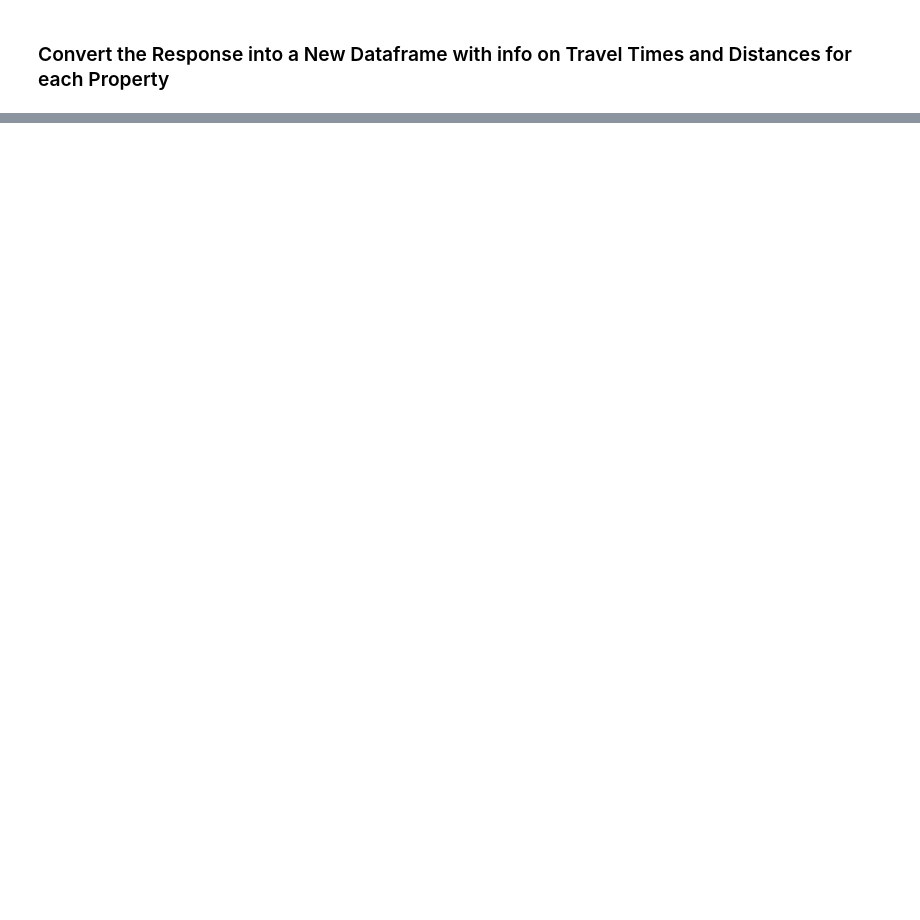
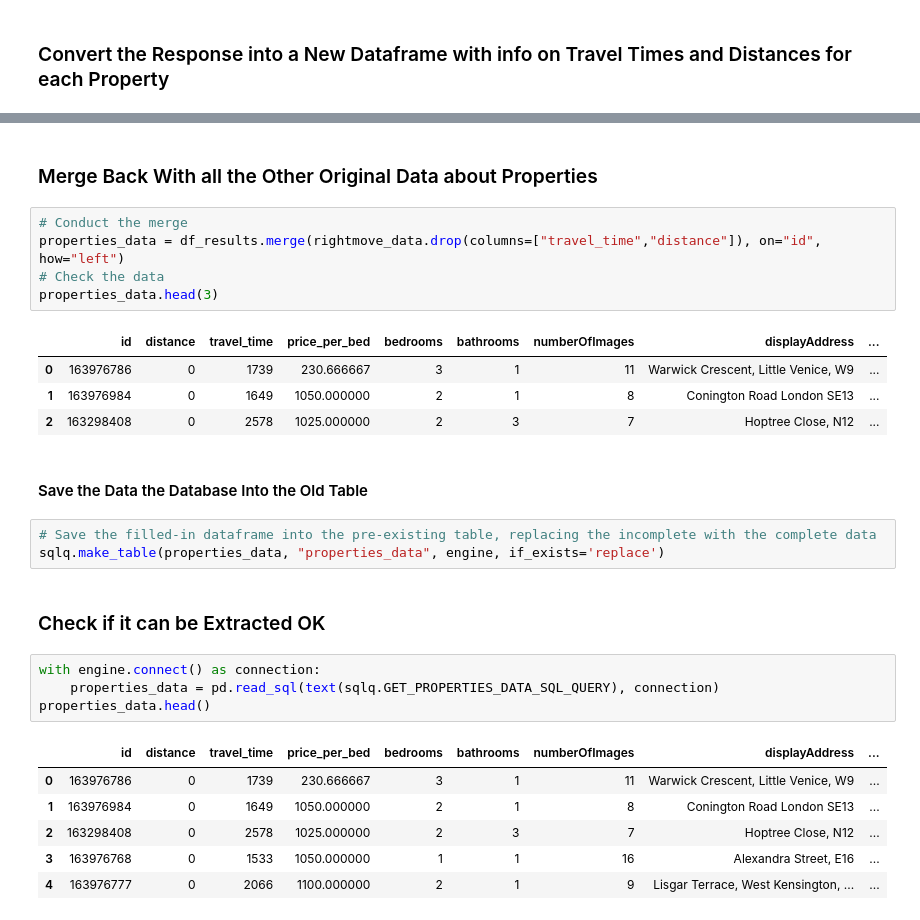
Before and after one commit to danielhalm1407/Rental_Market_Analysis, a Jupyter notebook: Notebooks/NB03_Extract_Travel_Time_Data.ipynb, the cells around one changed output, grey strips where cells are left out. Cells and saved outputs as stored; diff of their text form; blank space fills up the shorter version.

```diff
--- a/Notebooks/NB03_Extract_Travel_Time_Data.ipynb
+++ b/Notebooks/NB03_Extract_Travel_Time_Data.ipynb
@@ -268,0 +226,30 @@ df_results
+# %% [markdown]
+### Merge Back With all the Other Original Data about Properties
+# %%
+# Conduct the merge
+properties_data = df_results.merge(rightmove_data.drop(columns=["travel_time","distance"]), on="id", how="left")
+# Check the data
+properties_data.head(3)
+# %% [output]
+|  | id | distance | travel_time | price_per_bed | bedrooms | bathrooms | numberOfImages | displayAddress | ... |
+| 0 | 163976786 | 0 | 1739 | 230.666667 | 3 | 1 | 11 | Warwick Crescent, Little Venice, W9 | ... |
+| 1 | 163976984 | 0 | 1649 | 1050.000000 | 2 | 1 | 8 | Conington Road London SE13 | ... |
+| 2 | 163298408 | 0 | 2578 | 1025.000000 | 2 | 3 | 7 | Hoptree Close, N12 | ... |
+# %% [markdown]
+#### Save the Data the Database Into the Old Table
+# %%
+# Save the filled-in dataframe into the pre-existing table, replacing the incomplete with the complete data
+sqlq.make_table(properties_data, "properties_data", engine, if_exists='replace')
+# %% [markdown]
+### Check if it can be Extracted OK
+# %%
+with engine.connect() as connection:
+    properties_data = pd.read_sql(text(sqlq.GET_PROPERTIES_DATA_SQL_QUERY), connection)
+properties_data.head()
+# %% [output]
+|  | id | distance | travel_time | price_per_bed | bedrooms | bathrooms | numberOfImages | displayAddress | ... |
+| 0 | 163976786 | 0 | 1739 | 230.666667 | 3 | 1 | 11 | Warwick Crescent, Little Venice, W9 | ... |
+| 1 | 163976984 | 0 | 1649 | 1050.000000 | 2 | 1 | 8 | Conington Road London SE13 | ... |
+| 2 | 163298408 | 0 | 2578 | 1025.000000 | 2 | 3 | 7 | Hoptree Close, N12 | ... |
+| 3 | 163976768 | 0 | 1533 | 1050.000000 | 1 | 1 | 16 | Alexandra Street, E16 | ... |
+| 4 | 163976777 | 0 | 2066 | 1100.000000 | 2 | 1 | 9 | Lisgar Terrace, West Kensington, ... | ... |
```
Also changed, not shown: parts of 21 cells of this notebook, 20 other files.
